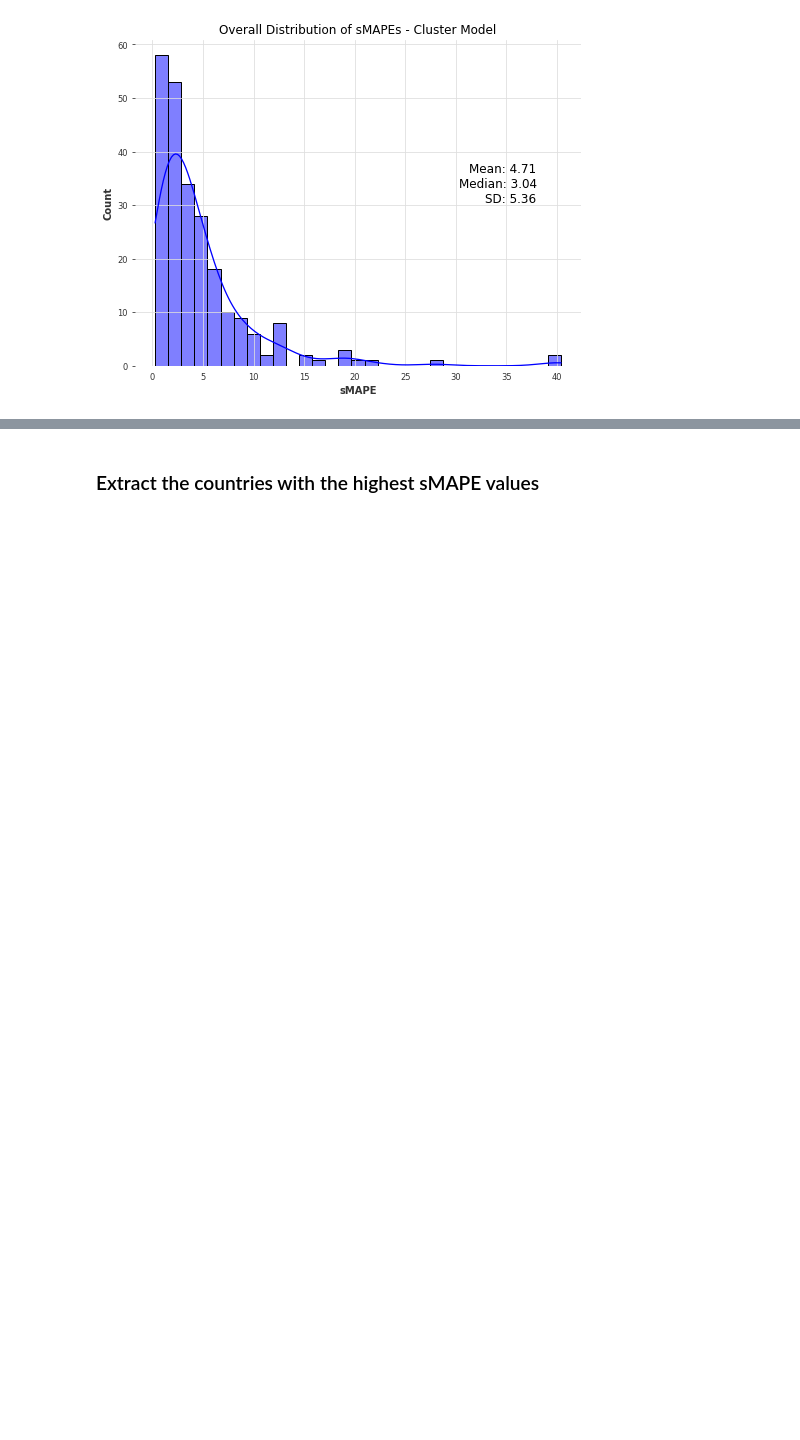
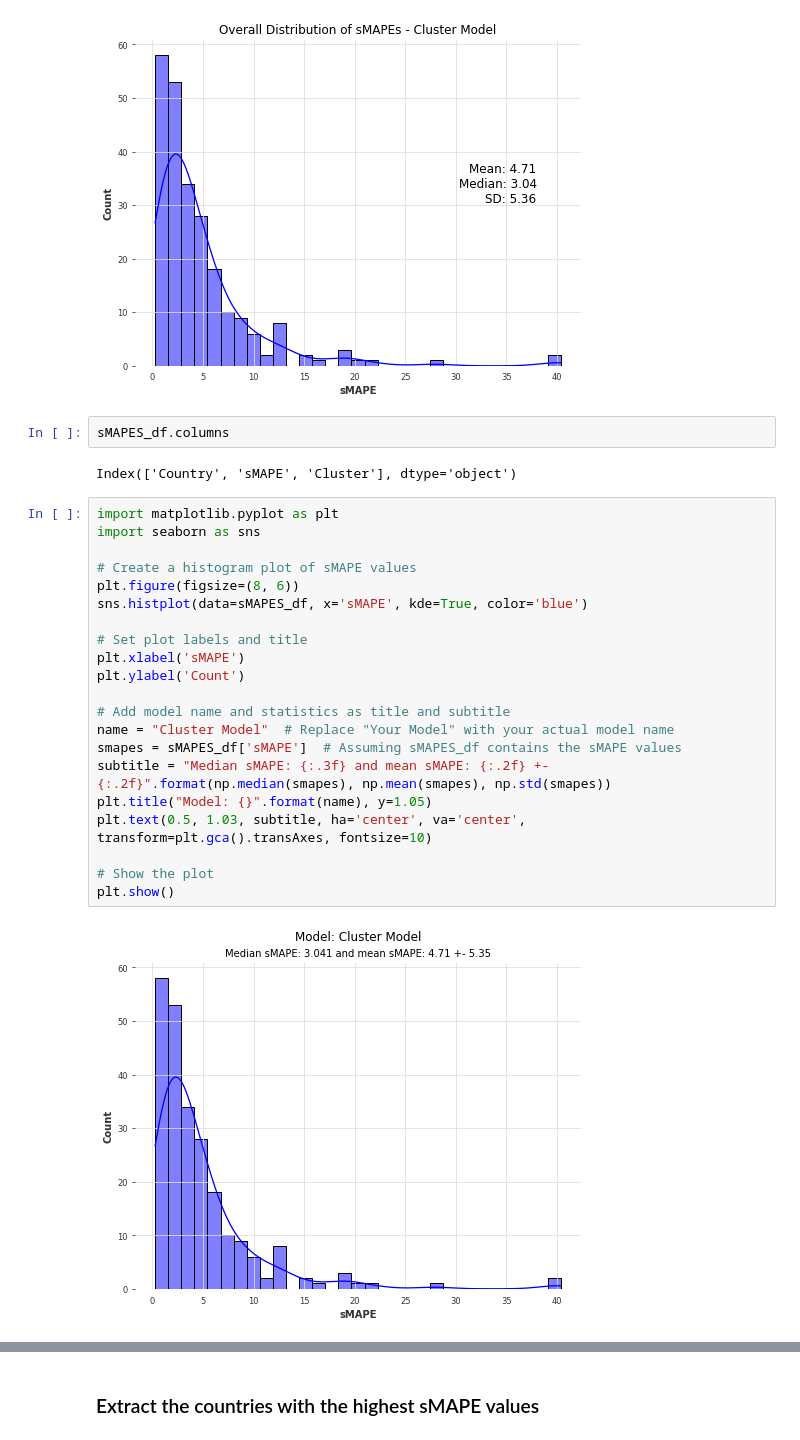
Before and after one commit to livtol99/Data-Science-Liv, a Jupyter notebook: Code/Validating_model.ipynb, the cells around one changed output, grey strips where cells are left out. Saved outputs shown, nothing was run; the diff lists cells and outputs as text; blank space fills up the shorter version.

```diff
--- a/Code/Validating_model.ipynb
+++ b/Code/Validating_model.ipynb
@@ -305,6 +309,33 @@ plt.title('Overall Distribution of sMAPEs - Cluster Model')
 plt.show()
 # %% [output]
 [figure]
+# %%
+sMAPES_df.columns
+# %% [output]
+Index(['Country', 'sMAPE', 'Cluster'], dtype='object')
+# %%
+import matplotlib.pyplot as plt
+import seaborn as sns
+
+# Create a histogram plot of sMAPE values
+plt.figure(figsize=(8, 6))
+sns.histplot(data=sMAPES_df, x='sMAPE', kde=True, color='blue')
+
+# Set plot labels and title
+plt.xlabel('sMAPE')
+plt.ylabel('Count')
+
+# Add model name and statistics as title and subtitle
+name = "Cluster Model"  # Replace "Your Model" with your actual model name
+smapes = sMAPES_df['sMAPE']  # Assuming sMAPES_df contains the sMAPE values
+subtitle = "Median sMAPE: {:.3f} and mean sMAPE: {:.2f} +- {:.2f}".format(np.median(smapes), np.mean(smapes), np.std(smapes))
+plt.title("Model: {}".format(name), y=1.05)
+plt.text(0.5, 1.03, subtitle, ha='center', va='center', transform=plt.gca().transAxes, fontsize=10)
+
+# Show the plot
+plt.show()
+# %% [output]
+[figure, added]
 # %%
 import seaborn as sns
 import matplotlib.pyplot as plt
```
Also changed, not shown: parts of 6 cells of this notebook, 6 other files.
